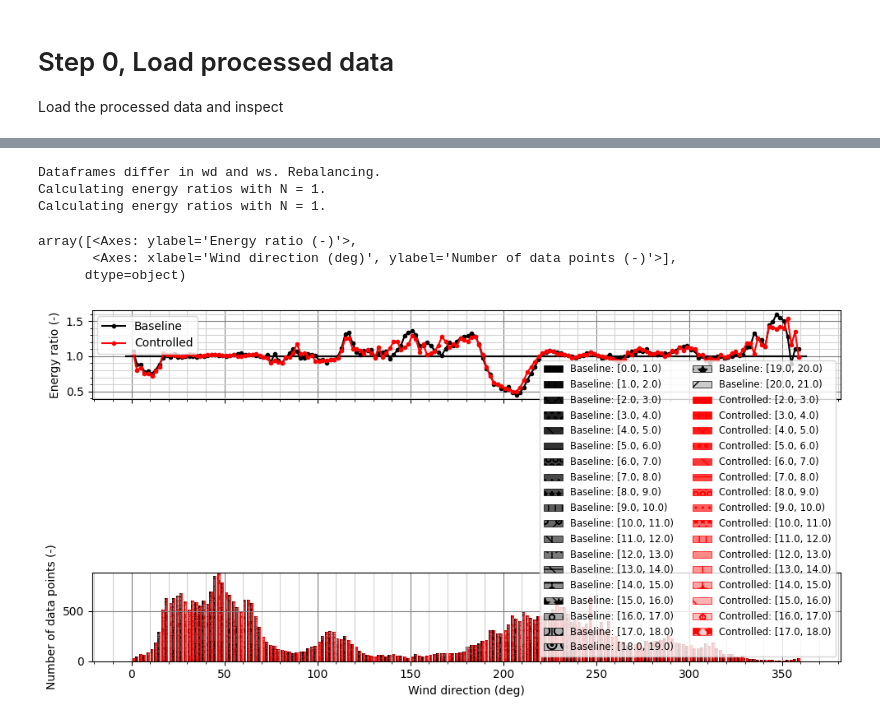
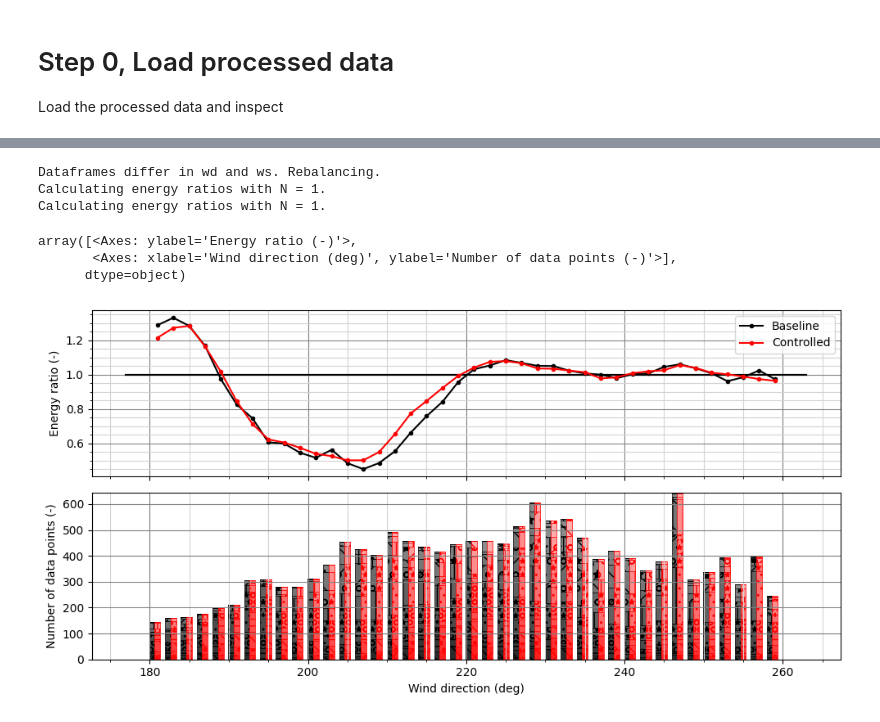
Before and after one commit to NREL/flasc, a Jupyter notebook: examples_smarteole/05_field_campaign_analysis.ipynb, the cells around one changed output, grey strips where cells are left out. Cells and saved outputs as stored; diff of their text form; code cells hidden in the pictures.

```diff
--- a/examples_smarteole/05_field_campaign_analysis.ipynb
+++ b/examples_smarteole/05_field_campaign_analysis.ipynb
@@ -54,0 +82,4 @@ df_scada.head()
+# %%
+# Parameters
+start_of_offset = 200 # deg
+end_of_offset = 240 # deg
@@ -54,0 +148,4 @@ df_scada.head()
+# %%
+# Limit the data to this region
+df_scada = df_scada[(df_scada.wd_smarteole > (start_of_offset - 20)) &
+                    (df_scada.wd_smarteole < (end_of_offset + 20))]
@@ -74,17 +180,17 @@ s.add_df(df_con, name="Controlled", color='r')
 # %%
-# Check energy ratios on SMV5 (index=4)
+# Check energy ratios on SMV5 (index=4) (downstream turbine)
 s.get_energy_ratios(
             test_turbines=[4],
             ws_step=1.0,
             wd_bin_width=2.0,
             wd_step=2.0
         )
-s.plot_energy_ratios()
+s.plot_energy_ratios(show_barplot_legend=False)
 # %% [output]
 Dataframes differ in wd and ws. Rebalancing.
 Calculating energy ratios with N = 1.
 Calculating energy ratios with N = 1.
 array([<Axes: ylabel='Energy ratio (-)'>,
        <Axes: xlabel='Wind direction (deg)', ylabel='Number of data points (-)'>],
       dtype=object)
-[figure, old version]
+[figure, new version]
```
Also changed, not shown: parts of 20 cells of this notebook.
